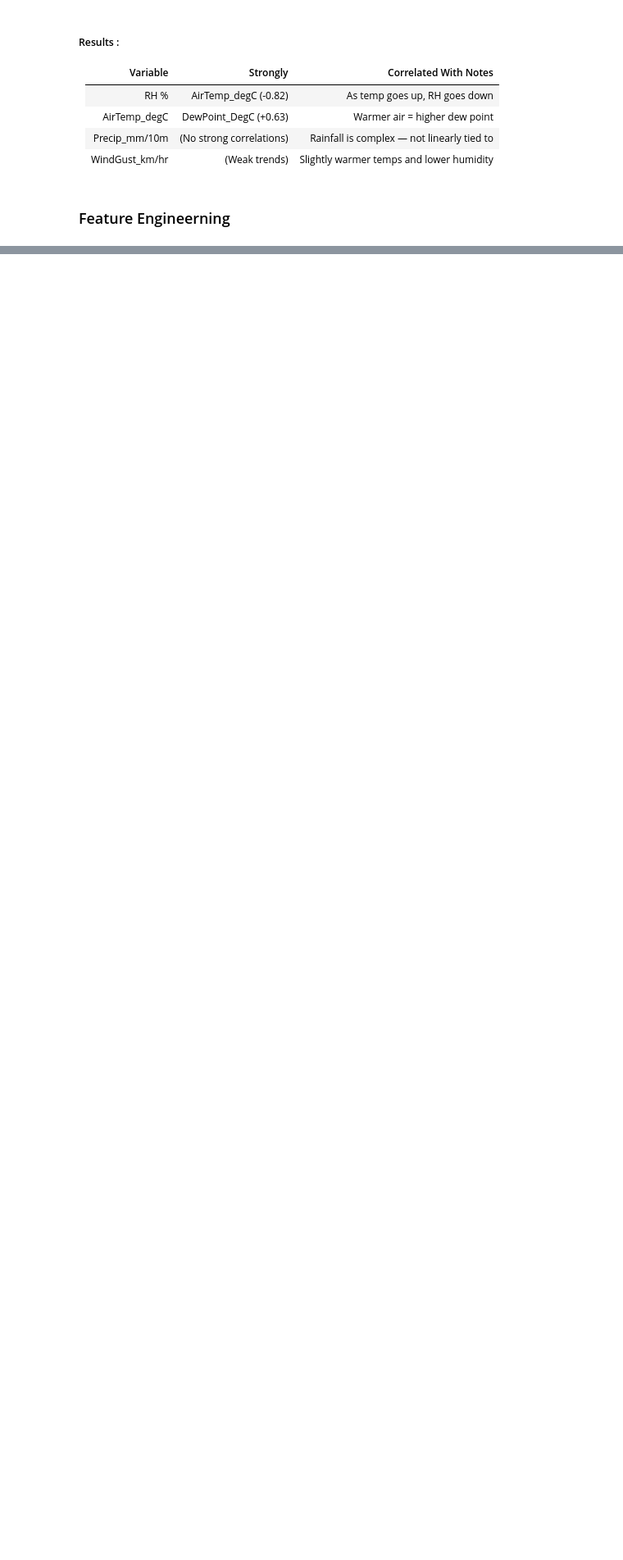
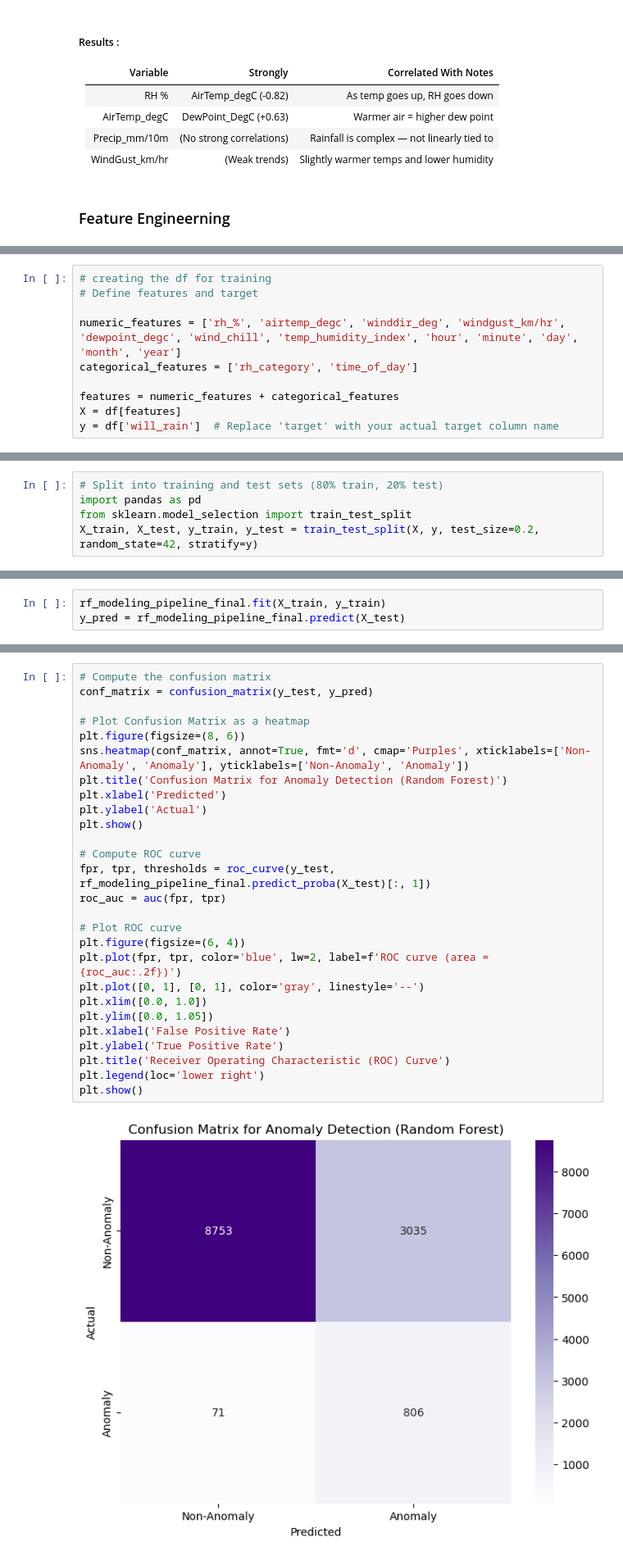
Before and after one commit to Senaakshi/PROJECTS, a Jupyter notebook: Rainfall_analysis/Analysis.ipynb, the cells around one changed output, grey strips where cells are left out. Shown at 82% size. Drawn from its saved outputs; the diff is of its cells as text; blank space fills up the shorter version.

```diff
--- a/Rainfall_analysis/Analysis.ipynb
+++ b/Rainfall_analysis/Analysis.ipynb
@@ -237,0 +225,10 @@ df_encoded
+# %%
+# creating the df for training
+# Define features and target
+
+numeric_features = ['rh_%', 'airtemp_degc', 'winddir_deg', 'windgust_km/hr', 'dewpoint_degc', 'wind_chill', 'temp_humidity_index', 'hour', 'minute', 'day', 'month', 'year']
+categorical_features = ['rh_category', 'time_of_day']
+
+features = numeric_features + categorical_features
+X = df[features]
+y = df['will_rain']  # Replace 'target' with your actual target column name
@@ -237,0 +255,5 @@ df_encoded
+# %%
+# Split into training and test sets (80% train, 20% test)
+import pandas as pd
+from sklearn.model_selection import train_test_split
+X_train, X_test, y_train, y_test = train_test_split(X, y, test_size=0.2, random_state=42, stratify=y)
@@ -237,0 +313,3 @@ df_encoded
+# %%
+rf_modeling_pipeline_final.fit(X_train, y_train)
+y_pred = rf_modeling_pipeline_final.predict(X_test)
@@ -237,0 +342,29 @@ df_encoded
+# %%
+# Compute the confusion matrix
+conf_matrix = confusion_matrix(y_test, y_pred)
+
+# Plot Confusion Matrix as a heatmap
+plt.figure(figsize=(8, 6))
+sns.heatmap(conf_matrix, annot=True, fmt='d', cmap='Purples', xticklabels=['Non-Anomaly', 'Anomaly'], yticklabels=['Non-Anomaly', 'Anomaly'])
+plt.title('Confusion Matrix for Anomaly Detection (Random Forest)')
+plt.xlabel('Predicted')
+plt.ylabel('Actual')
+plt.show()
+
+# Compute ROC curve
+fpr, tpr, thresholds = roc_curve(y_test, rf_modeling_pipeline_final.predict_proba(X_test)[:, 1])
+roc_auc = auc(fpr, tpr)
+
+# Plot ROC curve
+plt.figure(figsize=(6, 4))
+plt.plot(fpr, tpr, color='blue', lw=2, label=f'ROC curve (area = {roc_auc:.2f})')
+plt.plot([0, 1], [0, 1], color='gray', linestyle='--')
+plt.xlim([0.0, 1.0])
+plt.ylim([0.0, 1.05])
+plt.xlabel('False Positive Rate')
+plt.ylabel('True Positive Rate')
+plt.title('Receiver Operating Characteristic (ROC) Curve')
+plt.legend(loc='lower right')
+plt.show()
+# %% [output]
+[figure, added]
```
Also changed, not shown: parts of 16 cells of this notebook.
